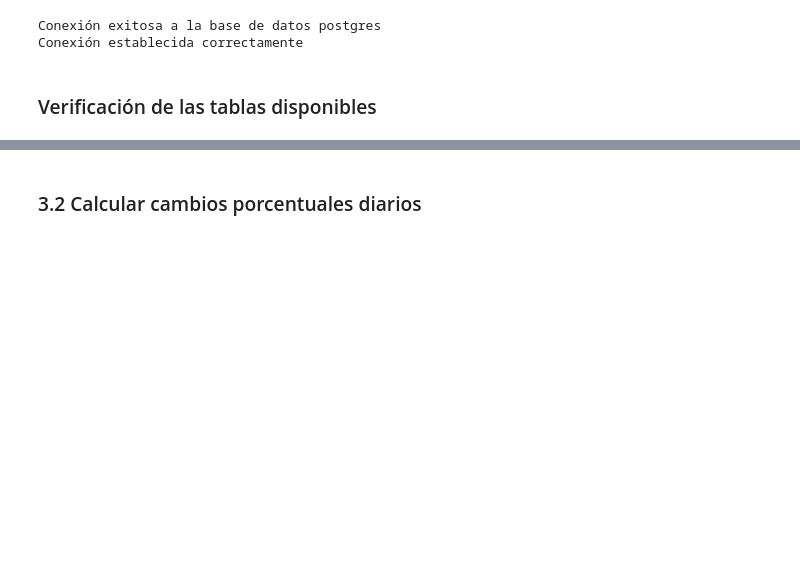
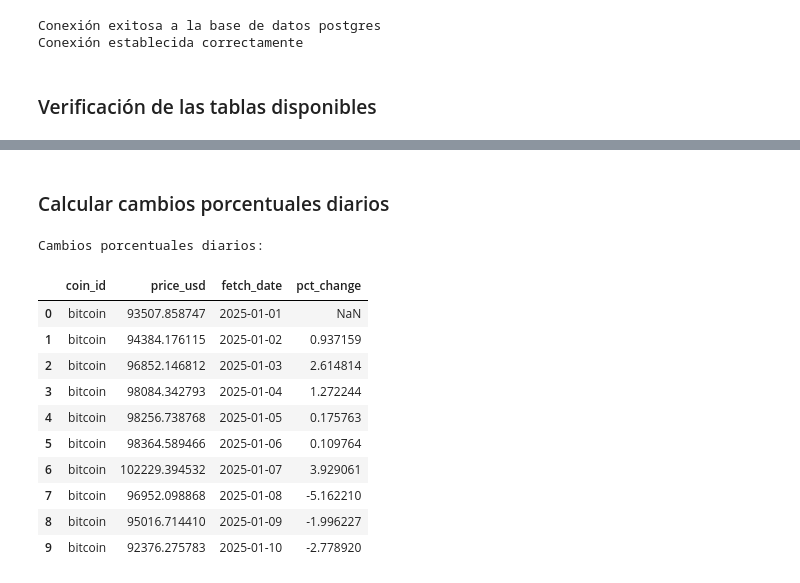
Before and after one commit to facundofernandezmiguez/crypto-data-pipeline, a Jupyter notebook: notebooks/crypto_EDA.ipynb, the cells around one changed output, grey strips where cells are left out. Cells and saved outputs as stored; diff of their text form; code cells hidden in the pictures; blank space fills up the shorter version.

```diff
--- a/notebooks/crypto_EDA.ipynb
+++ b/notebooks/crypto_EDA.ipynb
@@ -278,17 +291,33 @@ except Exception as e:
 # %% [markdown]
-### 3.2 Calcular cambios porcentuales diarios
+###  Calcular cambios porcentuales diarios
 # %%
 # Asegurarse de que los datos estén ordenados por moneda y fecha
 all_data = all_data.sort_values(['coin_id', 'fetch_date'])
 
 # Calcular el cambio porcentual diario por cada moneda
 all_data['pct_change'] = all_data.groupby('coin_id')['price_usd'].pct_change() * 100
 
 # Mostrar los primeros resultados
 print("Cambios porcentuales diarios:")
 display(all_data.head(10))
 
+#Convertir 'fetch_date' a datetime
+all_data['fetch_date'] = pd.to_datetime(all_data['fetch_date'])
+
 # Extraer año y mes para agrupar por mes calendario
 all_data['year'] = all_data['fetch_date'].dt.year
 all_data['month'] = all_data['fetch_date'].dt.month
 all_data['year_month'] = all_data['fetch_date'].dt.strftime('%Y-%m')
+# %% [output]
+Cambios porcentuales diarios:
+|  | coin_id | price_usd | fetch_date | pct_change |
+| 0 | bitcoin | 93507.858747 | 2025-01-01 | NaN |
+| 1 | bitcoin | 94384.176115 | 2025-01-02 | 0.937159 |
+| 2 | bitcoin | 96852.146812 | 2025-01-03 | 2.614814 |
+| 3 | bitcoin | 98084.342793 | 2025-01-04 | 1.272244 |
+| 4 | bitcoin | 98256.738768 | 2025-01-05 | 0.175763 |
+| 5 | bitcoin | 98364.589466 | 2025-01-06 | 0.109764 |
+| 6 | bitcoin | 102229.394532 | 2025-01-07 | 3.929061 |
+| 7 | bitcoin | 96952.098868 | 2025-01-08 | -5.162210 |
+| 8 | bitcoin | 95016.714410 | 2025-01-09 | -1.996227 |
+| 9 | bitcoin | 92376.275783 | 2025-01-10 | -2.778920 |
```
Also changed, not shown: parts of 22 cells of this notebook, 10 other files.
